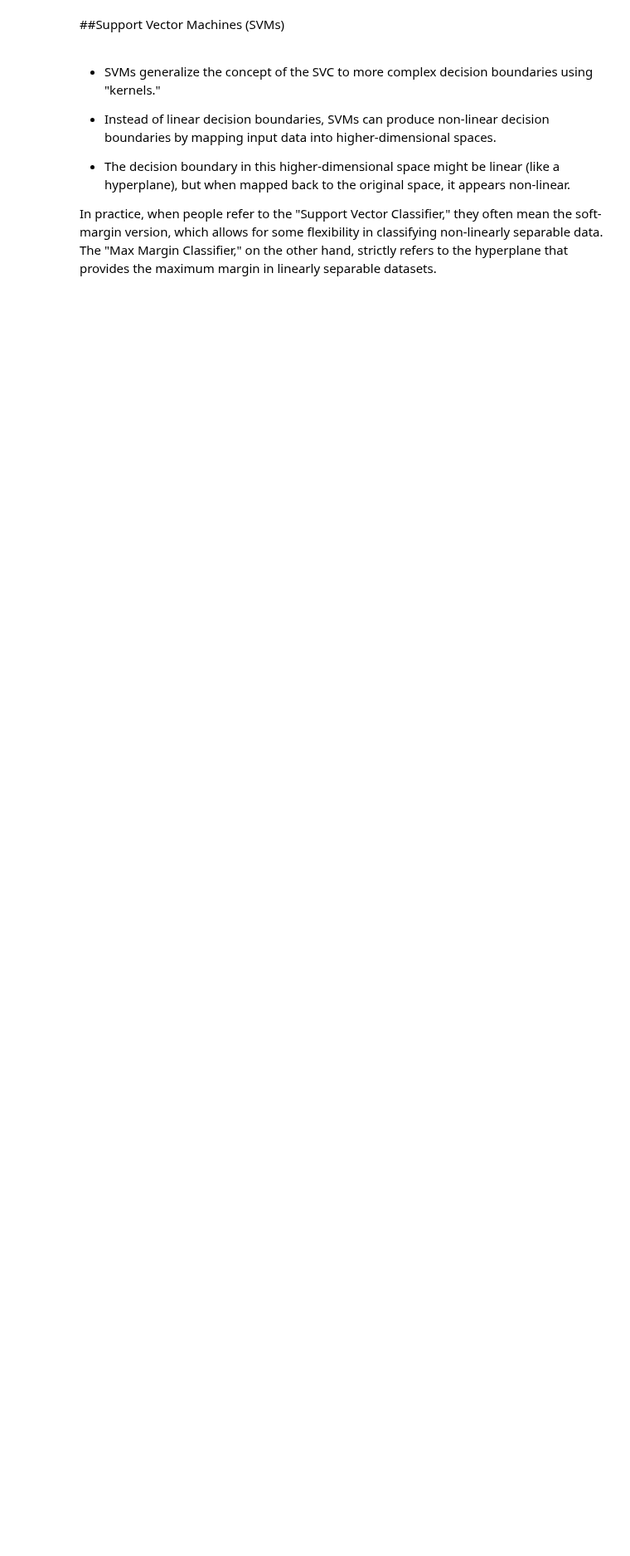
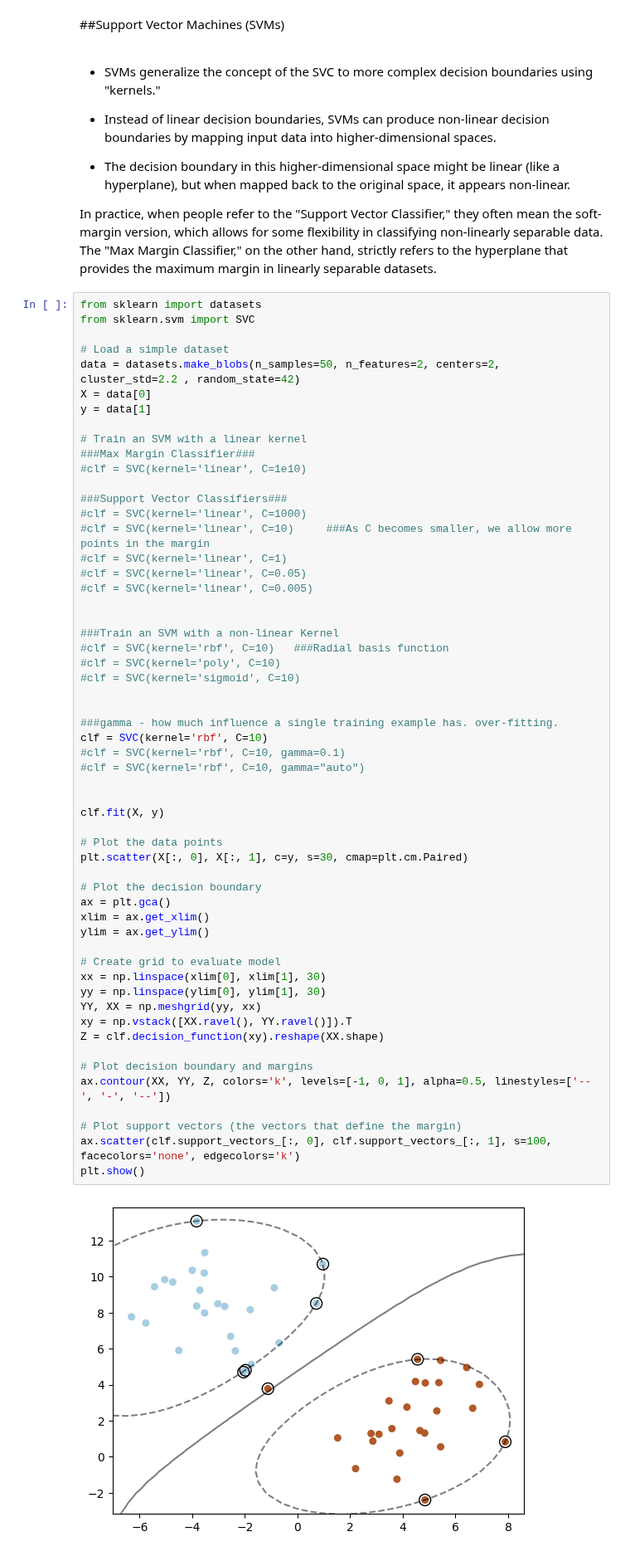
Before and after one commit to Metallicode/Math, a Jupyter notebook: Support_Vector_Machines_basic_theory.ipynb, the cells around one changed output. Shown at 83% size. Drawn from its saved outputs; the diff is of its cells as text; blank space fills up the shorter version.

```diff
--- a/Support_Vector_Machines_basic_theory.ipynb
+++ b/Support_Vector_Machines_basic_theory.ipynb
@@ -402,3 +352,61 @@ plt.show()
 * The decision boundary in this higher-dimensional space might be linear (like a hyperplane), but when mapped back to the original space, it appears non-linear.
 
 In practice, when people refer to the "Support Vector Classifier," they often mean the soft-margin version, which allows for some flexibility in classifying non-linearly separable data. The "Max Margin Classifier," on the other hand, strictly refers to the hyperplane that provides the maximum margin in linearly separable datasets.
+# %%
+from sklearn import datasets
+from sklearn.svm import SVC
+
+# Load a simple dataset
+data = datasets.make_blobs(n_samples=50, n_features=2, centers=2, cluster_std=2.2 , random_state=42)
+X = data[0]
+y = data[1]
+
+# Train an SVM with a linear kernel
+###Max Margin Classifier###
+#clf = SVC(kernel='linear', C=1e10)
+
+###Support Vector Classifiers###
+#clf = SVC(kernel='linear', C=1000)
+#clf = SVC(kernel='linear', C=10)     ###As C becomes smaller, we allow more points in the margin
+#clf = SVC(kernel='linear', C=1)
+#clf = SVC(kernel='linear', C=0.05)
+#clf = SVC(kernel='linear', C=0.005)
+
+
+###Train an SVM with a non-linear Kernel
+#clf = SVC(kernel='rbf', C=10)   ###Radial basis function
+#clf = SVC(kernel='poly', C=10)
+#clf = SVC(kernel='sigmoid', C=10)
+
+
+###gamma - how much influence a single training example has. over-fitting.
+clf = SVC(kernel='rbf', C=10)
+#clf = SVC(kernel='rbf', C=10, gamma=0.1)
+#clf = SVC(kernel='rbf', C=10, gamma="auto")
+
+
+clf.fit(X, y)
+
+# Plot the data points
+plt.scatter(X[:, 0], X[:, 1], c=y, s=30, cmap=plt.cm.Paired)
+
+# Plot the decision boundary
+ax = plt.gca()
+xlim = ax.get_xlim()
+ylim = ax.get_ylim()
+
+# Create grid to evaluate model
+xx = np.linspace(xlim[0], xlim[1], 30)
+yy = np.linspace(ylim[0], ylim[1], 30)
+YY, XX = np.meshgrid(yy, xx)
+xy = np.vstack([XX.ravel(), YY.ravel()]).T
+Z = clf.decision_function(xy).reshape(XX.shape)
+
+# Plot decision boundary and margins
+ax.contour(XX, YY, Z, colors='k', levels=[-1, 0, 1], alpha=0.5, linestyles=['--', '-', '--'])
+
+# Plot support vectors (the vectors that define the margin)
+ax.scatter(clf.support_vectors_[:, 0], clf.support_vectors_[:, 1], s=100, facecolors='none', edgecolors='k')
+plt.show()
+# %% [output]
+[figure, added]
```
Also changed, not shown: parts of 3 cells of this notebook.
